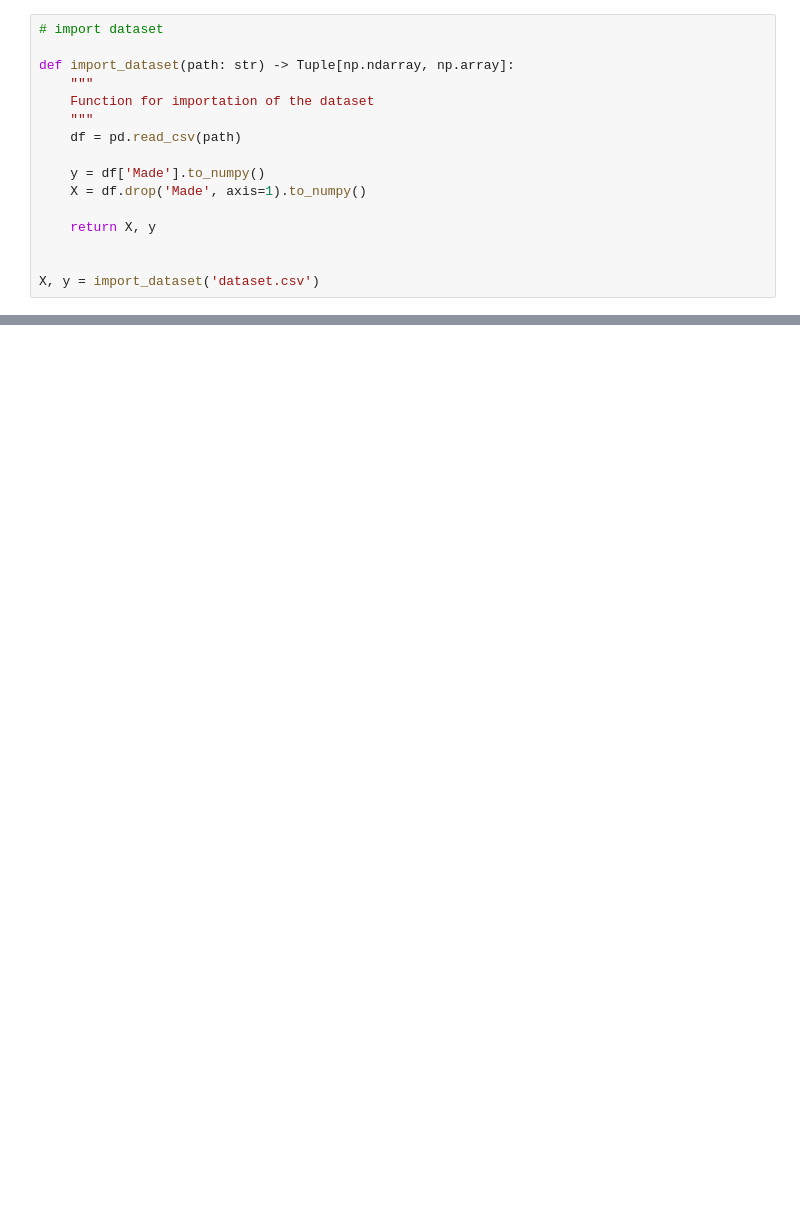
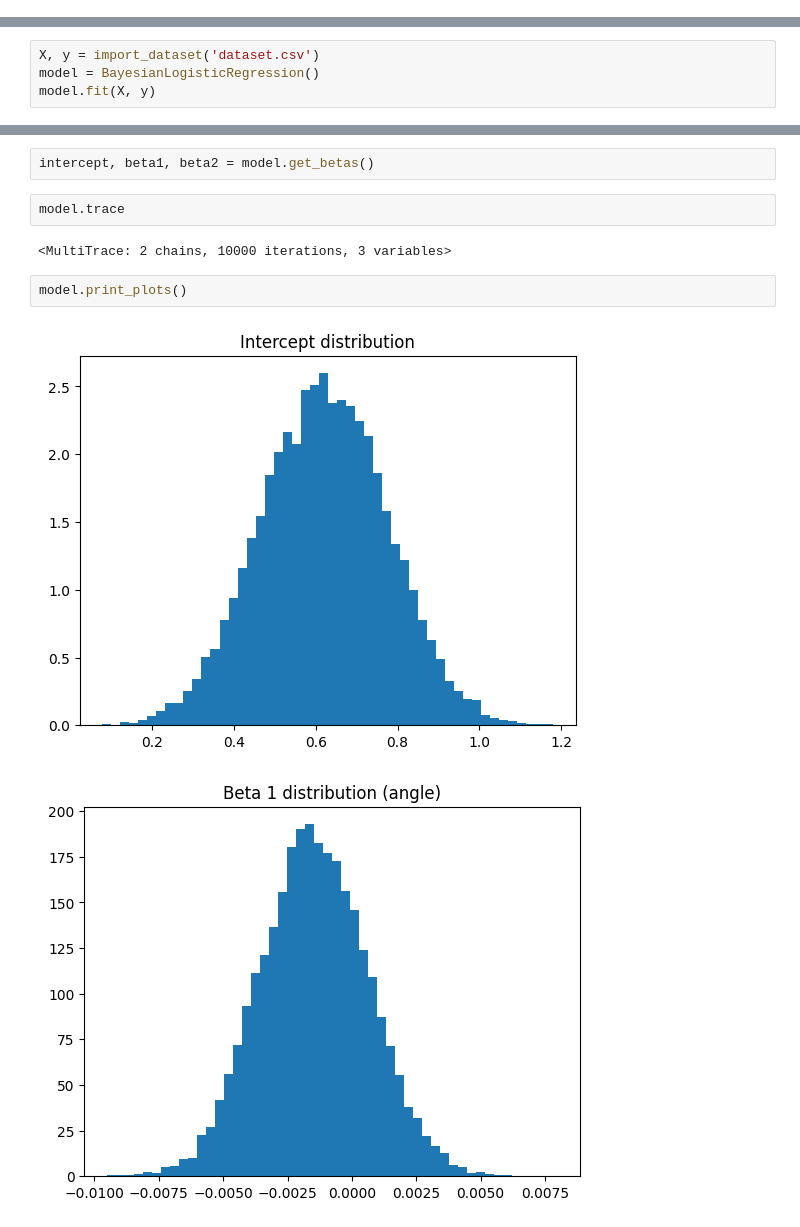
Before and after one commit to majbc1999/ml-for-data-science-homeworks, a Jupyter notebook: homework-06/hw_bayesian.ipynb, the cells around one changed output, grey strips where cells are left out. Cells and saved outputs as stored; diff of their text form; blank space fills up the shorter version.

```diff
--- a/homework-06/hw_bayesian.ipynb
+++ b/homework-06/hw_bayesian.ipynb
@@ -6,16 +0,0 @@ from scipy.special import expit
-# %%
-# import dataset
-
-def import_dataset(path: str) -> Tuple[np.ndarray, np.array]:
-    """
-    Function for importation of the dataset
-    """
-    df = pd.read_csv(path)
-
-    y = df['Made'].to_numpy()
-    X = df.drop('Made', axis=1).to_numpy()
-
-    return X, y
-
-
-X, y = import_dataset('dataset.csv')
@@ -87,0 +8,4 @@ Sampling 2 chains for 1_000 tune and 10_000 draw iterations (2_000 + 20_000 draw
+# %%
+X, y = import_dataset('dataset.csv')
+model = BayesianLogisticRegression()
+model.fit(X, y)
@@ -87,0 +17,11 @@ Sampling 2 chains for 1_000 tune and 10_000 draw iterations (2_000 + 20_000 draw
+# %%
+intercept, beta1, beta2 = model.get_betas()
+# %%
+model.trace
+# %% [output]
+<MultiTrace: 2 chains, 10000 iterations, 3 variables>
+# %%
+model.print_plots()
+# %% [output]
+[figure, added]
+[figure, added]
```
Also changed, not shown: parts of 10 cells of this notebook, 1 other file.
